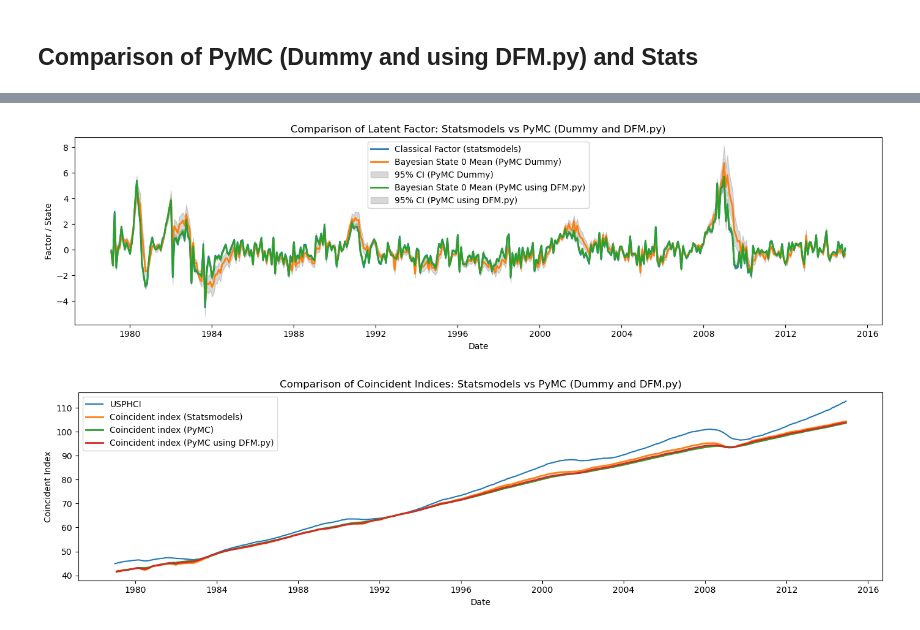
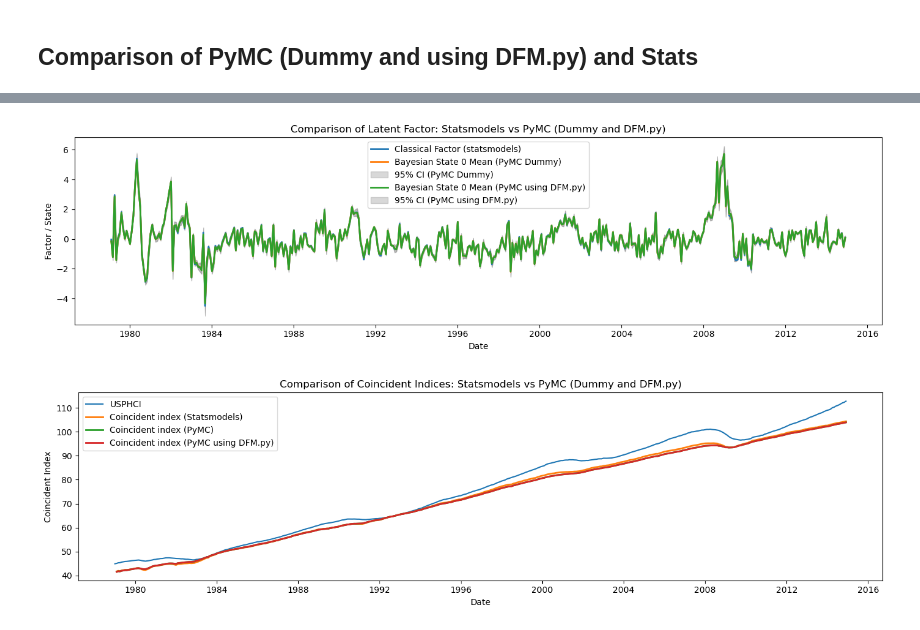
Before and after one commit to andreacate/GSoC2025_PyMC_extracode, a Jupyter notebook: DFM_comparison_Custom_vs_DFM_py.ipynb, the cells around one changed output, grey strips where cells are left out. Saved outputs shown, nothing was run; the diff lists cells and outputs as text; code cells hidden in the pictures.

```diff
--- a/DFM_comparison_Custom_vs_DFM_py.ipynb
+++ b/DFM_comparison_Custom_vs_DFM_py.ipynb
@@ -819,4 +840,4 @@ Estimated Time to Completion: now
 |  | 1500 | 0 | 0.66 | 7 |
 |  | 1500 | 0 | 0.62 | 7 |
 # %%
-idata.to_netcdf("Results/NutpieResPriorDFM_py.nc")
+idata_dfm_py = az.from_netcdf("Results/NutpieResPriorDFM_py.nc")
@@ -920,11 +939,11 @@ with pm.Model() as index_mod:
 
     pm.Deterministic("factor_mean", factor_mean)
 
-    factor_mean_idata=pm.sample_posterior_predictive(idata, var_names=["factor_mean"])
-    filtered_state_idata = pm.sample_posterior_predictive(idata, var_names=["filtered_state"])
+    factor_mean_idata_dfm_py=pm.sample_posterior_predictive(idata_dfm_py, var_names=["factor_mean"])
+    filtered_state_idata_dfm_py = pm.sample_posterior_predictive(idata_dfm_py, var_names=["filtered_state"])
 
     pm.Deterministic("coincident_index", coincident_index)
-    coincident_index_idata = pm.sample_posterior_predictive(idata, var_names=["coincident_index"])
+    coincident_index_idata_dfm_py = pm.sample_posterior_predictive(idata_dfm_py, var_names=["coincident_index"])
 # %% [output]
 Sampling: []
 [interactive output not drawn]
@@ -962,24 +981,24 @@ ax.fill_between(
 [figure]
 # %%
 # Extract posterior predictive samples
-state_samples_py = filtered_state_idata.posterior_predictive["filtered_state"].values  # shape: (2, 500, 10, 431)
+state_samples_dfm_py = filtered_state_idata_dfm_py.posterior_predictive["filtered_state"].values  # shape: (2, 500, 10, 431)
 
 # Select the first state (index 0)
-state_0_samples_py = state_samples_py[:, :, :, 0]  # shape: (1, 1000, 431)
+state_0_samples_dfm_py = state_samples_dfm_py[:, :, :, 0]  # shape: (1, 1000, 431)
 
 # Average over chains and draws to get posterior mean for each time point
-state_0_mean_py = state_0_samples_py.mean(axis=(0, 1))  # shape: (431,)
+state_0_mean_dfm_py = state_0_samples_dfm_py.mean(axis=(0, 1))  # shape: (431,)
 
 # Get the time index from your observed data for x-axis
-dates = filtered_state_idata.observed_data.time.values  # array of datetime64
+dates = filtered_state_idata_dfm_py.observed_data.time.values  # array of datetime64
 # %%
-hdi_state_py = az.hdi(state_0_samples_py, hdi_prob=0.95)
-lower_state_py, upper_state_py = hdi_state_py[..., 0], hdi_state_py[..., 1]
+hdi_state_dfm_py = az.hdi(state_0_samples_dfm_py, hdi_prob=0.95)
+lower_state_dfm_py, upper_state_dfm_py = hdi_state_dfm_py[..., 0], hdi_state_dfm_py[..., 1]
 
 # Plot
 fig, ax = plt.subplots(figsize=(12, 4))
-ax.plot(dates, state_0_mean_py, label="State 0 Posterior Mean")
-ax.fill_between(dates, lower_state_py, upper_state_py, color='gray', alpha=0.3, label="95% HDI")
+ax.plot(dates, state_0_mean_dfm_py, label="State 0 Posterior Mean")
+ax.fill_between(dates, lower_state_dfm_py, upper_state_dfm_py, color='gray', alpha=0.3, label="95% HDI")
 ax.set_xlabel("Date")
 ax.set_ylabel("State Value")
 ax.legend()
@@ -991,24 +1072,24 @@ plt.show()
 # %%
 fig, ax = plt.subplots(figsize=(14, 4))
 ax.plot(dates, res.factors.filtered[0], label="Classical Factor (statsmodels)", linewidth=2)
-ax.plot(dates, state_0_mean_dummy, label="Bayesian State 0 Mean (PyMC Dummy)", linewidth=2)
-ax.fill_between(dates, lower_state_dummy, upper_state_dummy, color='gray', alpha=0.3, label="95% CI (PyMC Dummy)")
-ax.plot(dates, state_0_mean_py, label="Bayesian State 0 Mean (PyMC using DFM.py)", linewidth=2)
-ax.fill_between(dates, lower_state_py, upper_state_py, color='gray', alpha=0.3, label="95% CI (PyMC using DFM.py)")
+ax.plot(dates, state_0_mean_custom, label="Bayesian State 0 Mean (PyMC Dummy)", linewidth=2)
+ax.fill_between(dates, lower_state_custom, upper_state_custom, color='gray', alpha=0.3, label="95% CI (PyMC Dummy)")
+ax.plot(dates, state_0_mean_dfm_py, label="Bayesian State 0 Mean (PyMC using DFM.py)", linewidth=2)
+ax.fill_between(dates, lower_state_dfm_py, upper_state_dfm_py, color='gray', alpha=0.3, label="95% CI (PyMC using DFM.py)")
 ax.legend()
 ax.set_title("Comparison of Latent Factor: Statsmodels vs PyMC (Dummy and DFM.py)")
 ax.set_xlabel("Date")
 ax.set_ylabel("Factor / State")
 plt.tight_layout()
 plt.show()
 # %% [output]
-[figure, old version]
+[figure, new version]
 # %%
 fig, ax = plt.subplots(figsize=(14, 4))
 ax.plot(usphci.index._mpl_repr(), usphci, label="USPHCI")
 ax.plot(dates, coincident_index_res, label="Coincident index (Statsmodels)", linewidth=2)
-ax.plot(dates, coincident_index_pymc_dummy[1:], label="Coincident index (PyMC)", linewidth=2)
-ax.plot(dates, coincident_index_pymc_py[1:], label="Coincident index (PyMC using DFM.py)", linewidth=2)
+ax.plot(dates, coincident_index_pymc_custom[1:], label="Coincident index (PyMC)", linewidth=2)
+ax.plot(dates, coincident_index_pymc_dfm_py[1:], label="Coincident index (PyMC using DFM.py)", linewidth=2)
 ax.legend()
 ax.set_title("Comparison of Coincident Indices: Statsmodels vs PyMC (Dummy and DFM.py)")
 ax.set_xlabel("Date")
@@ -1016,4 +1097,4 @@ ax.set_ylabel("Coincident Index")
 plt.tight_layout()
 plt.show()
 # %% [output]
-[figure, old version]
+[figure, new version]
```
Also changed, not shown: parts of 27 cells of this notebook, 1 other file.
